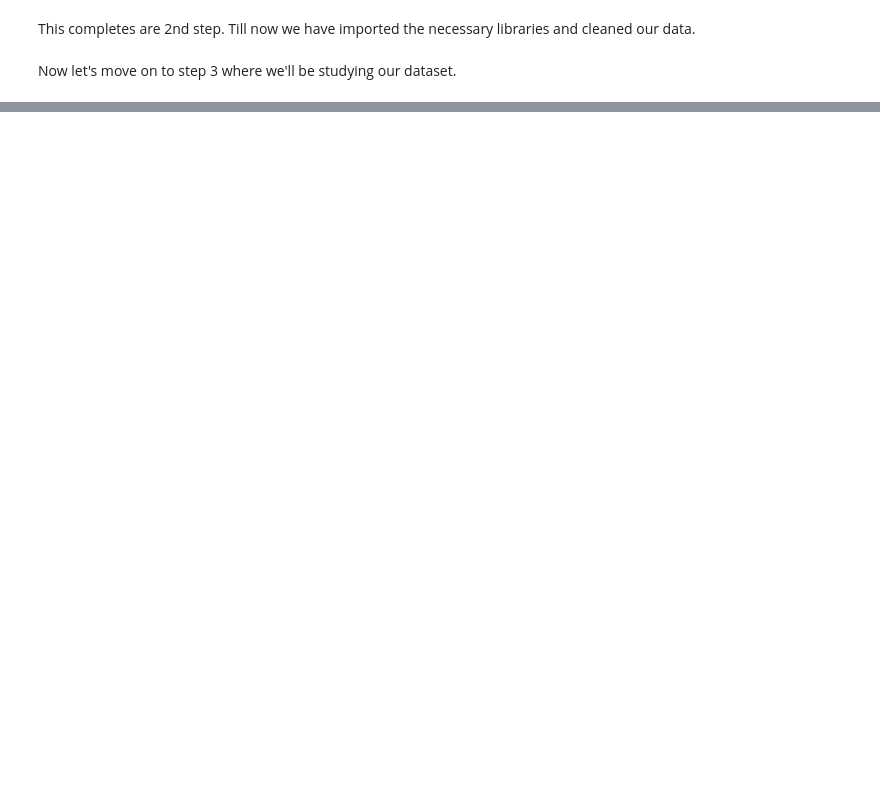
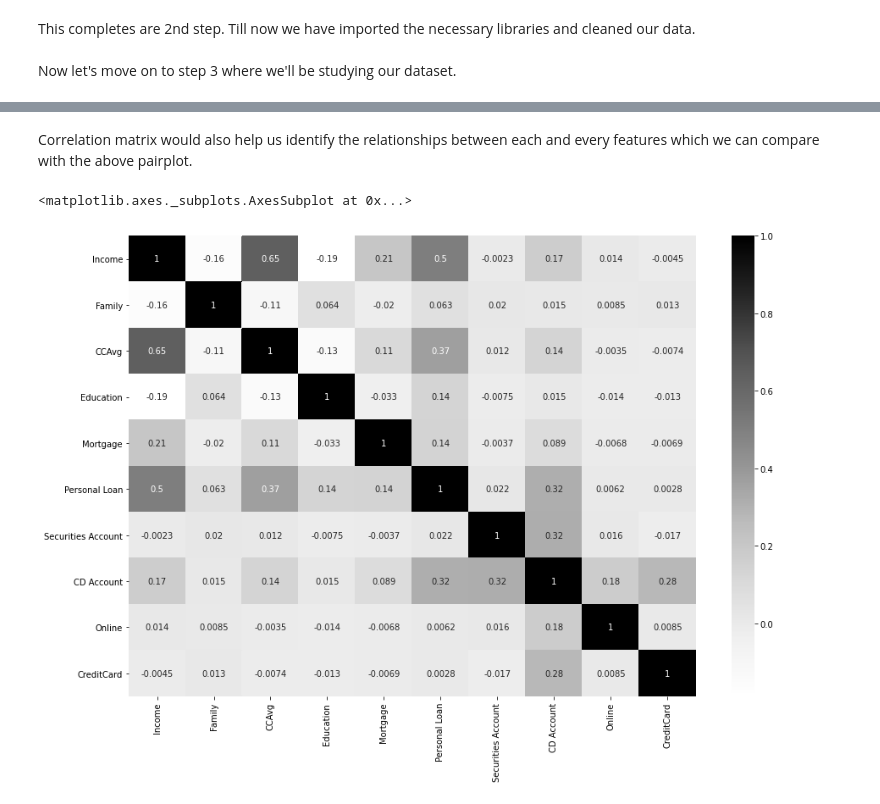
Before and after one commit to Ashwith25/Marketing-Campaign-for-Banking-Products, a Jupyter notebook: Internship_studio_ML.ipynb, the cells around one changed output, grey strips where cells are left out. Saved outputs shown, nothing was run; the diff lists cells and outputs as text; code cells hidden in the pictures; blank space fills up the shorter version.

```diff
--- a/Internship_studio_ML.ipynb
+++ b/Internship_studio_ML.ipynb
@@ -199,0 +289,8 @@ print(new_content["CreditCard"].value_counts())
+# %% [markdown]
+Correlation matrix would also help us identify the relationships between each and every features which we can compare with the above pairplot.
+# %%
+fig, ax = plot.subplots(figsize = (15,10))
+sns.heatmap(new_content.corr(), cmap="Greys", annot = True)
+# %% [output]
+<matplotlib.axes._subplots.AxesSubplot at 0x...>
+[figure, added]
```
Also changed, not shown: parts of 48 cells of this notebook.
